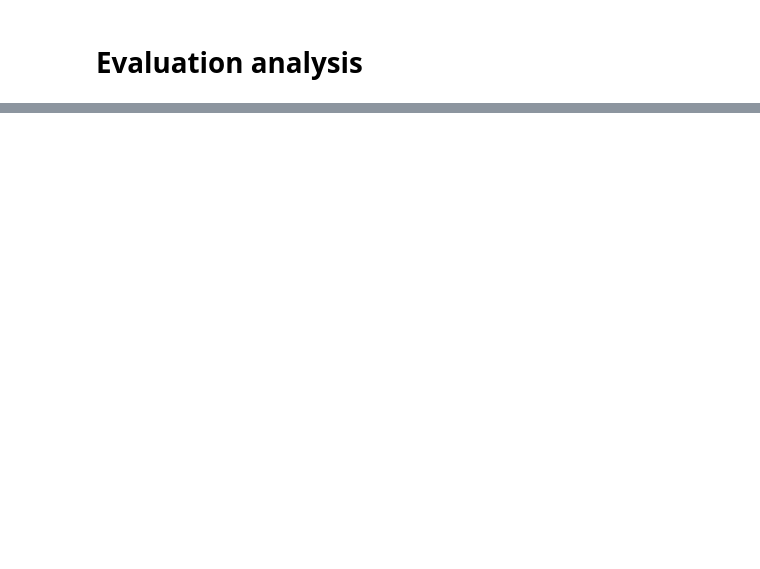
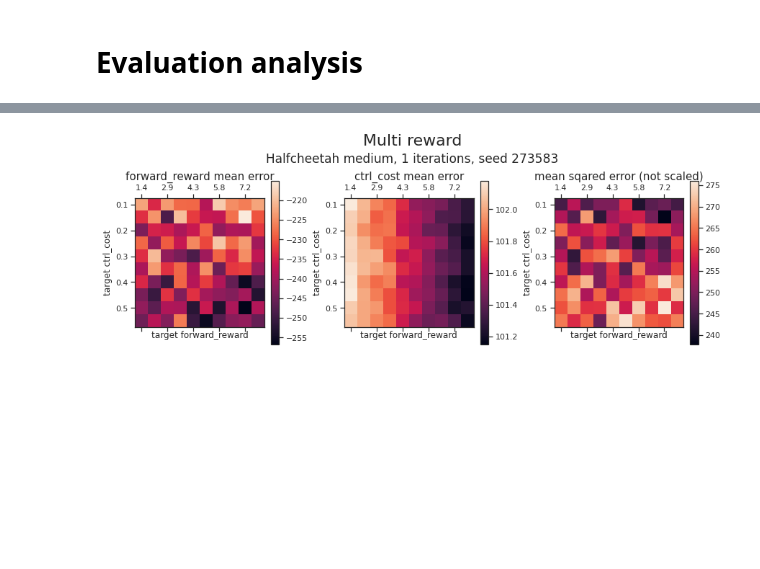
Before and after one commit to TheGoldenChicken/decision_transformer, a Jupyter notebook: gym/data_analysis.ipynb, the cells around one changed output, grey strips where cells are left out. Cells and saved outputs as stored; diff of their text form; code cells hidden in the pictures; blank space fills up the shorter version.

```diff
--- a/gym/data_analysis.ipynb
+++ b/gym/data_analysis.ipynb
@@ -247,8 +274,12 @@ def read_data_to_DataFrama(raw_dict):
     temp_dict = dict()
     for key in return_keys:
         target_return, _ = key.split('_')
-        target_return = float(target_return)
-        temp_dict[target_return] = raw_dict[key]
+        if ' ' in target_return:
+            target_return = tuple([float(e) for e in target_return[1:-1].split(' ') if e != ''])
+            temp_dict[target_return] = list(map(np.array, raw_dict[key]))
+        else:
+            target_return = float(target_return)
+            temp_dict[target_return] = raw_dict[key]
 
     return pd.DataFrame(temp_dict)
 
@@ -264,4 +295,4 @@ def get_plot_statistics(df, conf_int=(0.05, 0.95)):
     return target_rewards, reward_mean, reward_median, q_low, q_high
 
 
-eval_dict = {k: read_data_to_DataFrama(v) for k, v in raw_eval_dict.items()}
+eval_dict = {k.split('.')[0]: read_data_to_DataFrama(v) for k, v in raw_eval_dict.items()}
@@ -314,0 +350,67 @@ plt.show()
+# %%
+from itertools import product
+
+seeds = [273583]
+iters = [1]
+datasets = ['medium']
+env_names = ['halfcheetah']
+
+im_size = 4
+head1_size = 22
+head2_size = 17
+head3_size = 15
+
+
+
+filtered_keys = [f'iter{iter}-gym-experiment_multi-{env}-{data}-{seed}' for env, data, iter, seed in product(env_names, datasets, iters, seeds)]
+shape = max(2, len(filtered_keys))
+
+fig = plt.figure(figsize=(3 * im_size, shape * im_size), constrained_layout=True)
+fig.suptitle('Multi reward', size=head1_size)
+
+
+subfigs = fig.subfigures(nrows=shape, ncols=1)
+for row, (exp_name, subfig) in enumerate(zip(filtered_keys, subfigs)):
+    iter_name, _, _, env_name, data_name, seed = exp_name.split('-')
+    subfig.suptitle(f"{env_name.capitalize()} {data_name}, {iter_name[4:]} iterations, seed {seed}", size=head2_size)
+
+    ax_pair = subfig.subplots(nrows=1, ncols=3)
+
+    df = eval_dict[exp_name]
+
+    x_axis, y_axis = list(map(np.unique, np.array(list(map(list, df.columns))).T))
+
+    error_x = np.zeros((len(x_axis), len(y_axis)))
+    error_y = np.zeros((len(x_axis), len(y_axis)))
+    for i_x, x in enumerate(x_axis):
+        for i_y, y in enumerate(y_axis):
+            # wierd data structure
+            mean_x, mean_y = df[x][y].to_numpy().mean()
+            error_x[i_x, i_y] = mean_x - x
+            error_y[i_x, i_y] = mean_y - y
+
+    rounder = lambda my_list, sig_difs: [float(f'%.{sig_difs}g' % e) for e in my_list]
+
+    ax1, ax2, ax3 = ax_pair
+
+    im1 = ax1.matshow(error_x)
+    ax1.set_title('forward_reward mean error', size=head3_size)
+    plt.colorbar(im1, ax=ax1)
+
+    im2 = ax2.matshow(error_y)
+    ax2.set_title('ctrl_cost mean error', size=head3_size)
+    plt.colorbar(im2, ax=ax2)
+
+    im3 = ax3.matshow(np.sqrt(np.square(error_x) + np.square(error_y)))
+    ax3.set_title('mean sqared error (not scaled)', size=head3_size)
+    plt.colorbar(im3, ax=ax3)
+
+    for ax in ax_pair:
+        ax.set_xlabel('target forward_reward')
+        ax.set_ylabel('target ctrl_cost')
+        ax.set_xticklabels(rounder(x_axis, 2))
+        ax.set_yticklabels(rounder(y_axis, 2))
+
+plt.show()
+# %% [output]
+[figure, added]
```
Also changed, not shown: parts of 11 cells of this notebook, 2 other files.
